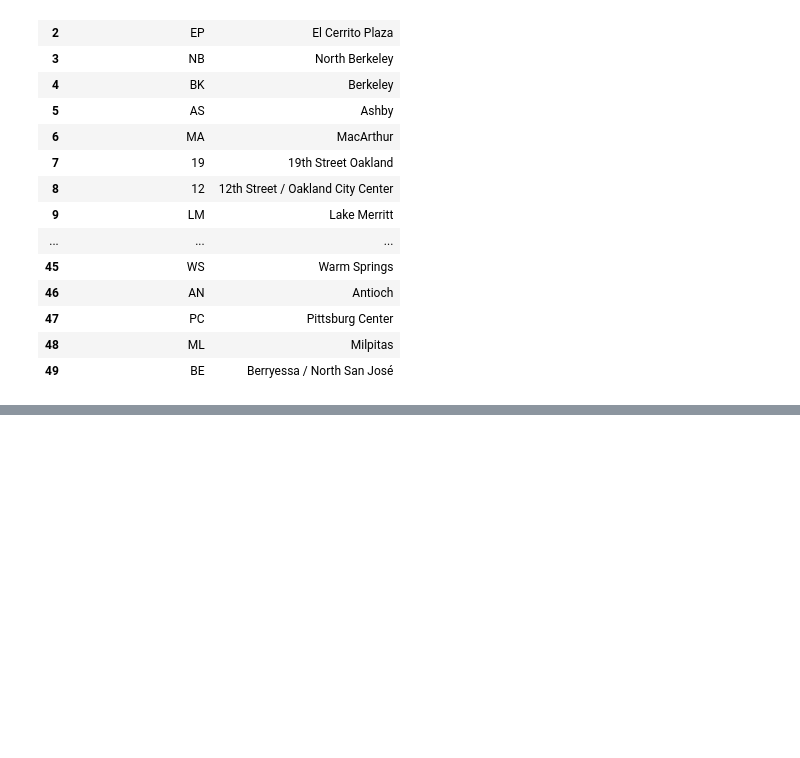
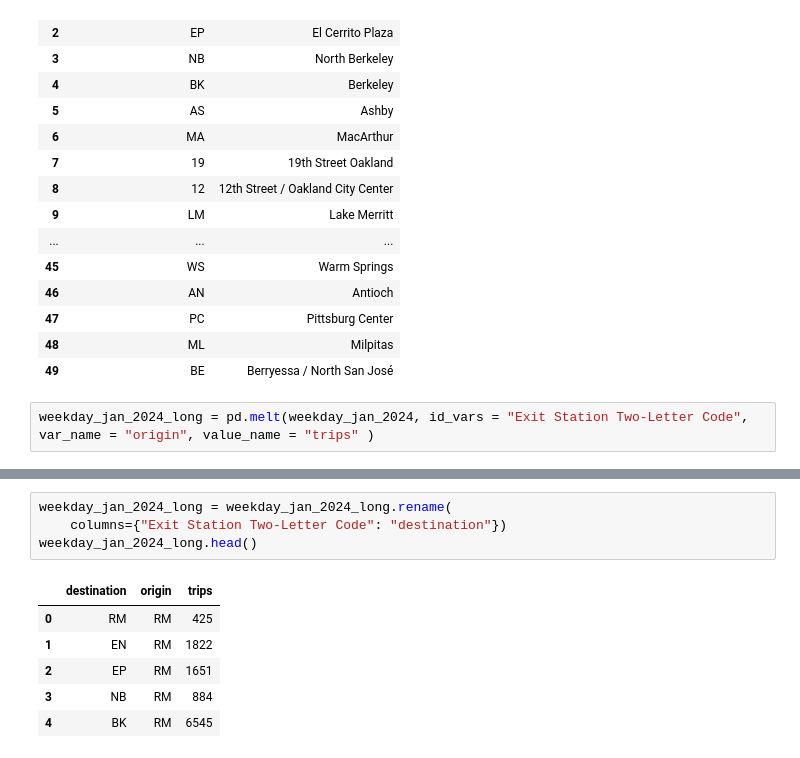
Before and after one commit to Shiv0406/BartProj, a Jupyter notebook: data-exploration.ipynb, the cells around one changed output, grey strips where cells are left out. Drawn from its saved outputs; the diff is of its cells as text; blank space fills up the shorter version.

```diff
--- a/data-exploration.ipynb
+++ b/data-exploration.ipynb
@@ -165,3 +165,5 @@ stations
 | 47 | PC | Pittsburg Center |
 | 48 | ML | Milpitas |
 | 49 | BE | Berryessa / North San José |
+# %%
+weekday_jan_2024_long = pd.melt(weekday_jan_2024, id_vars = "Exit Station Two-Letter Code", var_name = "origin", value_name = "trips" )
@@ -167,0 +183,11 @@ stations
+# %%
+weekday_jan_2024_long = weekday_jan_2024_long.rename(
+    columns={"Exit Station Two-Letter Code": "destination"})
+weekday_jan_2024_long.head()
+# %% [output]
+|  | destination | origin | trips |
+| 0 | RM | RM | 425 |
+| 1 | EN | RM | 1822 |
+| 2 | EP | RM | 1651 |
+| 3 | NB | RM | 884 |
+| 4 | BK | RM | 6545 |
```
Also changed, not shown: parts of 28 cells of this notebook.
